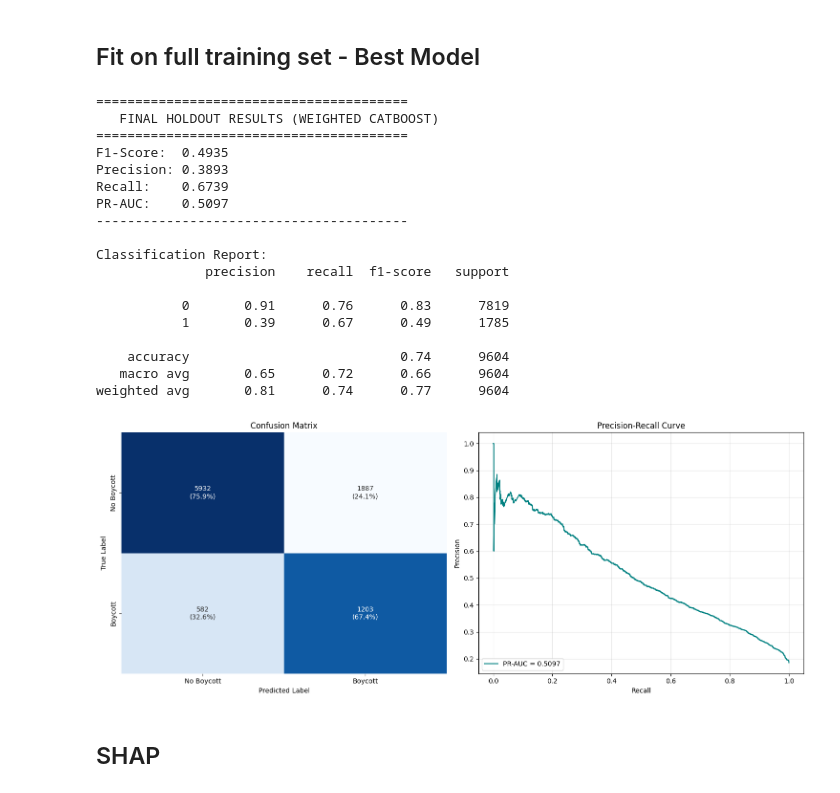
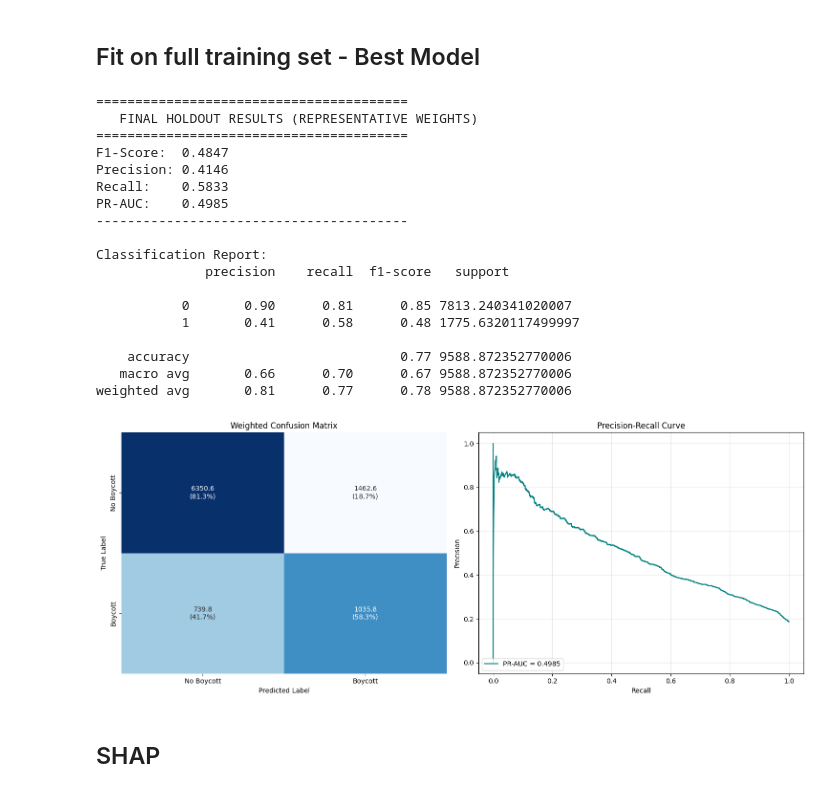
Before and after one commit to kchua675/Thesis, a Jupyter notebook: Thesis.ipynb, the cells around one changed output. Saved outputs shown, nothing was run; the diff lists cells and outputs as text; code cells hidden in the pictures.

```diff
--- a/Thesis.ipynb
+++ b/Thesis.ipynb
@@ -1272,11 +1250,11 @@ from sklearn.metrics import (
 # 1. SETUP CHAMPION MODEL
 # -----------------------------
 best_params = {
-    'depth': 6,
+    'depth': 8,
     'learning_rate': 0.03
 }
 
-# Balanced weights from full 80% trainval set
+# Keep your class weights logic
 w0, w1 = balanced_weights(y_trainval)
 final_weights = [float(w0), float(w1)]
 
@@ -1298,97 +1276,102 @@ final_pipeline = Pipeline([
 # -----------------------------
 # 2. TRAIN & PREDICT
 # -----------------------------
-final_pipeline.fit(X_trainval, y_trainval)
+# KEY UPDATE: Pass weights_trainval to the fit method
+final_pipeline.fit(X_trainval, y_trainval, model__sample_weight=weights_trainval)
 
 y_holdout_pred = final_pipeline.predict(X_holdout).astype(int).flatten()
 y_holdout_prob = final_pipeline.predict_proba(X_holdout)[:, 1]
 
 # -----------------------------
-# 3. CALCULATE METRICS
+# 3. CALCULATE METRICS (Weighted for Population Representativeness)
 # -----------------------------
-f1   = f1_score(y_holdout, y_holdout_pred)
-prec = precision_score(y_holdout, y_holdout_pred)
-rec  = recall_score(y_holdout, y_holdout_pred)
+# Using sample_weight here makes your final metrics "Population Representative"
+f1   = f1_score(y_holdout, y_holdout_pred, sample_weight=weights_holdout)
+prec = precision_score(y_holdout, y_holdout_pred, sample_weight=weights_holdout)
+rec  = recall_score(y_holdout, y_holdout_pred, sample_weight=weights_holdout)
 
-# PR-AUC — average_precision_score only (consistent with nested CV)
-ap_score = average_precision_score(y_holdout, y_holdout_prob)
+# PR-AUC / average_precision_score with weights
+ap_score = average_precision_score(y_holdout, y_holdout_prob, sample_weight=weights_holdout)
 
-# PR curve points for plot only
-precision_pts, recall_pts, _ = precision_recall_curve(y_holdout, y_holdout_prob)
+# Note: precision_recall_curve also accepts sample_weight for the plot
+precision_pts, recall_pts, _ = precision_recall_curve(y_holdout, y_holdout_prob, sample_weight=weights_holdout)
 
 # -----------------------------
 # 4. PRINT RESULTS
 # -----------------------------
 print(f"\n{'='*40}")
-print("   FINAL HOLDOUT RESULTS (WEIGHTED CATBOOST)")
+print("   FINAL HOLDOUT RESULTS (REPRESENTATIVE WEIGHTS)")
 print(f"{'='*40}")
 print(f"F1-Score:  {f1:.4f}")
 print(f"Precision: {prec:.4f}")
 print(f"Recall:    {rec:.4f}")
 print(f"PR-AUC:    {ap_score:.4f}")
 print(f"{'-'*40}")
+# Use weights in classification report too
 print("\nClassification Report:")
-print(classification_report(y_holdout, y_holdout_pred))
+print(classification_report(y_holdout, y_holdout_pred, sample_weight=weights_holdout))
 
 # -----------------------------
-# 5. VISUALIZATION
+# 5. VISUALIZATION (Confusion Matrix with Weights)
 # -----------------------------
 fig, (ax1, ax2) = plt.subplots(1, 2, figsize=(15, 6))
 
-# Confusion Matrix
-cm = confusion_matrix(y_holdout, y_holdout_pred)
-cm_percent = cm.astype(float) / cm.sum(axis=1, keepdims=True) * 100  # row-wise %
+# KEY UPDATE: Use weights in the confusion matrix calculation
+cm = confusion_matrix(y_holdout, y_holdout_pred, sample_weight=weights_holdout)
+cm_percent = cm.astype(float) / cm.sum(axis=1, keepdims=True) * 100
 
-# Build annotation labels: "N\n(XX.X%)"
 annot = np.array([
-    [f"{cm[i,j]}\n({cm_percent[i,j]:.1f}%)" for j in range(cm.shape[1])]
+    [f"{cm[i,j]:.1f}\n({cm_percent[i,j]:.1f}%)" for j in range(cm.shape[1])]
     for i in range(cm.shape[0])
 ])
+# Note: Since the CM is now weighted, counts will be decimals (total pop units),
+# which is why we use :.1f for the count annotation.
 
 sns.heatmap(
     cm_percent,
     annot=annot,
     fmt='',
     cmap='Blues',
     ax=ax1,
     xticklabels=['No Boycott', 'Boycott'],
     yticklabels=['No Boycott', 'Boycott'],
     cbar=False
 )
 ax1.set_xlabel('Predicted Label')
 ax1.set_ylabel('True Label')
-ax1.set_title('Confusion Matrix')
+ax1.set_title('Weighted Confusion Matrix')
+
 
 # Precision-Recall Curve (points from precision_recall_curve, score from average_precision_score)
 ax2.plot(recall_pts, precision_pts, color='teal', label=f'PR-AUC = {ap_score:.4f}')
 ax2.set_xlabel('Recall')
 ax2.set_ylabel('Precision')
 ax2.set_title('Precision-Recall Curve')
 ax2.legend(loc="lower left")
 ax2.grid(alpha=0.3)
 
 plt.tight_layout()
 plt.show()
 # %% [output]
 ========================================
-   FINAL HOLDOUT RESULTS (WEIGHTED CATBOOST)
+   FINAL HOLDOUT RESULTS (REPRESENTATIVE WEIGHTS)
 ========================================
-F1-Score:  0.4935
-Precision: 0.3893
-Recall:    0.6739
-PR-AUC:    0.5097
+F1-Score:  0.4847
+Precision: 0.4146
+Recall:    0.5833
+PR-AUC:    0.4985
 ----------------------------------------
 
 Classification Report:
               precision    recall  f1-score   support
 
-           0       0.91      0.76      0.83      7819
-           1       0.39      0.67      0.49      1785
+           0       0.90      0.81      0.85 7813.240341020007
+           1       0.41      0.58      0.48 1775.6320117499997
 
-    accuracy                           0.74      9604
-   macro avg       0.65      0.72      0.66      9604
-weighted avg       0.81      0.74      0.77      9604
+    accuracy                           0.77 9588.872352770006
+   macro avg       0.66      0.70      0.67 9588.872352770006
+weighted avg       0.81      0.77      0.78 9588.872352770006
-[figure, old version]
+[figure, new version]
 # %% [markdown]
 ## SHAP
 # %%
```
Also changed, not shown: parts of 7 cells of this notebook.
